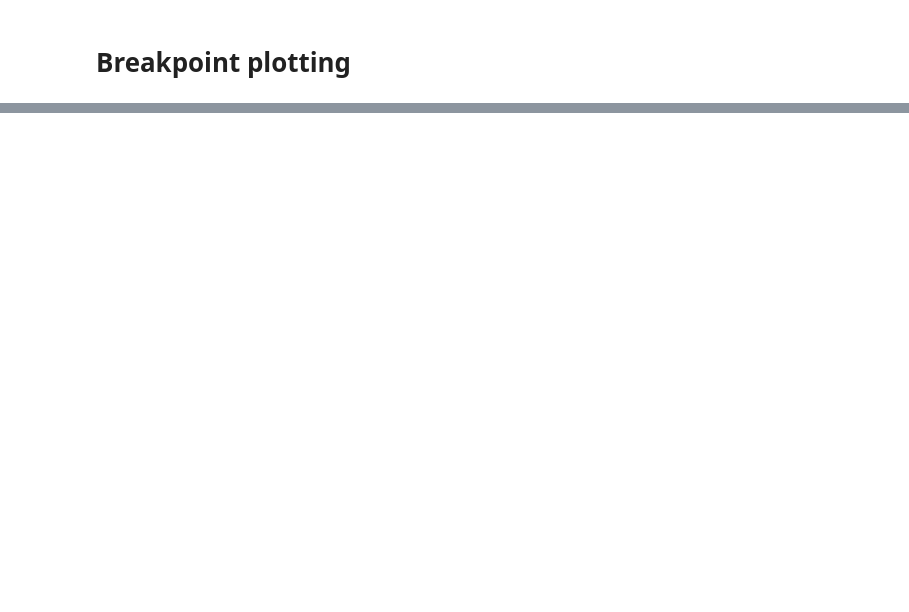
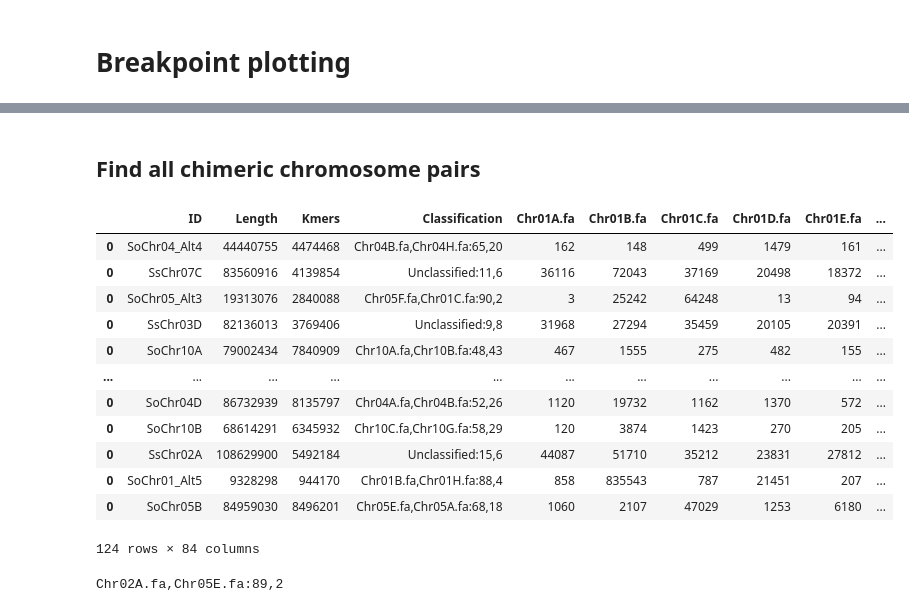
Before and after one commit to tanghaibao/klassify, a Jupyter notebook: notebooks/Breakpoint.ipynb, the cells around one changed output, grey strips where cells are left out. Drawn from its saved outputs; the diff is of its cells as text; code cells hidden in the pictures; blank space fills up the shorter version.

Commit message:
Add chimeric_chrom_pairs

```diff
--- a/notebooks/Breakpoint.ipynb
+++ b/notebooks/Breakpoint.ipynb
@@ -37,0 +36,48 @@ hv.Scatter(bin_tags).opts(width=800, height=400, padding=0.1, title=chrom)
+# %% [markdown]
+## Find all chimeric chromosome pairs
+# %%
+from glob import glob
+
+tsvfiles = glob(
+    "/Users/bao/projects/pangenome/LAPurple/asm_classify/*.read_classifications.tsv"
+)
+data = []
+for tsvfile in tsvfiles:
+    data.append(pd.read_csv(tsvfile, sep="\t"))
+df = pd.concat(data)
+df
+# %% [output]
+|  | ID | Length | Kmers | Classification | Chr01A.fa | Chr01B.fa | Chr01C.fa | Chr01D.fa | Chr01E.fa | ... |
+| 0 | SoChr04_Alt4 | 44440755 | 4474468 | Chr04B.fa,Chr04H.fa:65,20 | 162 | 148 | 499 | 1479 | 161 | ... |
+| 0 | SsChr07C | 83560916 | 4139854 | Unclassified:11,6 | 36116 | 72043 | 37169 | 20498 | 18372 | ... |
+| 0 | SoChr05_Alt3 | 19313076 | 2840088 | Chr05F.fa,Chr01C.fa:90,2 | 3 | 25242 | 64248 | 13 | 94 | ... |
+| 0 | SsChr03D | 82136013 | 3769406 | Unclassified:9,8 | 31968 | 27294 | 35459 | 20105 | 20391 | ... |
+| 0 | SoChr10A | 79002434 | 7840909 | Chr10A.fa,Chr10B.fa:48,43 | 467 | 1555 | 275 | 482 | 155 | ... |
+| ... | ... | ... | ... | ... | ... | ... | ... | ... | ... | ... |
+| 0 | SoChr04D | 86732939 | 8135797 | Chr04A.fa,Chr04B.fa:52,26 | 1120 | 19732 | 1162 | 1370 | 572 | ... |
+| 0 | SoChr10B | 68614291 | 6345932 | Chr10C.fa,Chr10G.fa:58,29 | 120 | 3874 | 1423 | 270 | 205 | ... |
+| 0 | SsChr02A | 108629900 | 5492184 | Unclassified:15,6 | 44087 | 51710 | 35212 | 23831 | 27812 | ... |
+| 0 | SoChr01_Alt5 | 9328298 | 944170 | Chr01B.fa,Chr01H.fa:88,4 | 858 | 835543 | 787 | 21451 | 207 | ... |
+| 0 | SoChr05B | 84959030 | 8496201 | Chr05E.fa,Chr05A.fa:68,18 | 1060 | 2107 | 47029 | 1253 | 6180 | ... |
+124 rows × 84 columns
+# %%
+pairs = []
+fw = open("chimeric_chrom_pairs.tsv", "w")
+for _, row in df.iterrows():
+    seqid = row["ID"]
+    if "Alt" in seqid or "Ss" in seqid:
+        continue
+    classification = row["Classification"]
+    ab, scores = classification.split(":", 1)
+    a, b = ab.replace(".fa", "").split(",")
+    if a[:5] != b[:5]:
+        print(classification)
+        continue
+    pairs.append((seqid, classification, a, b))
+pairs.sort()
+print("ID\tClassification\tChromA\tChromB", file=fw)
+for pair in pairs:
+    print("\t".join(pair), file=fw)
+fw.close()
+# %% [output]
+Chr02A.fa,Chr05E.fa:89,2
```
Also changed, not shown: parts of 4 cells of this notebook, 1 other file.
